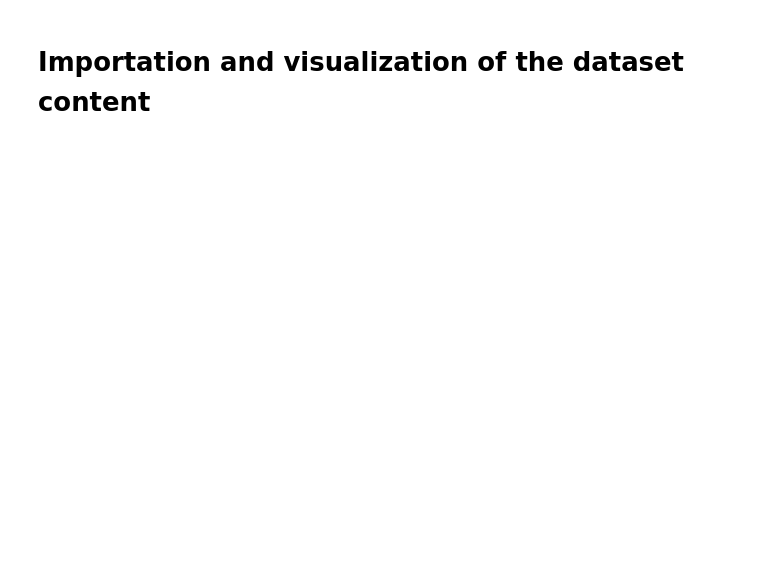
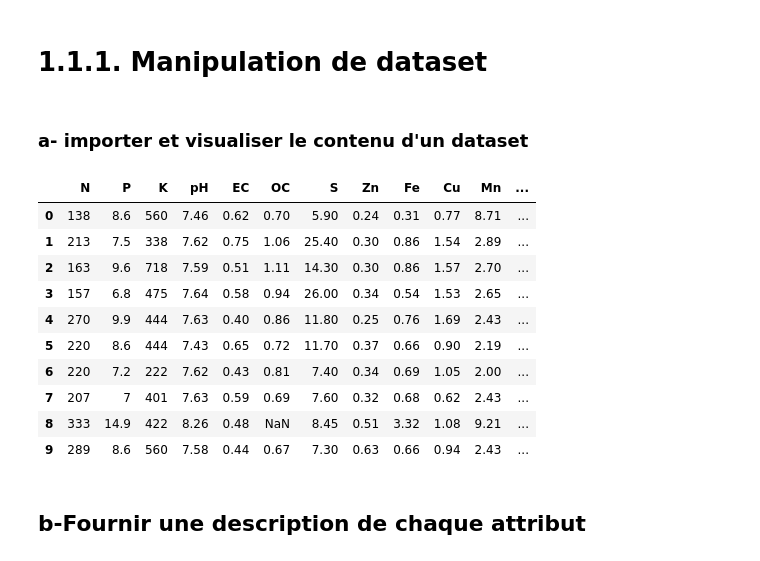
Before and after one commit to Katia-LOUNAS/Data_Mining, a Jupyter notebook: Preprocessing.ipynb, the cells around one changed output. Drawn from its saved outputs; the diff is of its cells as text; code cells hidden in the pictures; blank space fills up the shorter version.

```diff
--- a/Preprocessing.ipynb
+++ b/Preprocessing.ipynb
@@ -5,11 +5,30 @@ import pandas as pd
 import matplotlib.pyplot as plt
 import numpy as np
 import math
-# %% [markdown]
-<h1> Importation and visualization of the dataset content
+# %% [markdown]
+<h1> 1.1.1. Manipulation de dataset
+# %% [markdown]
+<h3>a- importer et visualiser le contenu d'un dataset
 # %%
 from utils import load_data
 data = load_data('./Data/Dataset1.csv')
+# %%
+data.iloc[0,0]
+data.head(10)
+# %% [output]
+|  | N | P | K | pH | EC | OC | S | Zn | Fe | Cu | Mn | ... |
+| 0 | 138 | 8.6 | 560 | 7.46 | 0.62 | 0.70 | 5.90 | 0.24 | 0.31 | 0.77 | 8.71 | ... |
+| 1 | 213 | 7.5 | 338 | 7.62 | 0.75 | 1.06 | 25.40 | 0.30 | 0.86 | 1.54 | 2.89 | ... |
+| 2 | 163 | 9.6 | 718 | 7.59 | 0.51 | 1.11 | 14.30 | 0.30 | 0.86 | 1.57 | 2.70 | ... |
+| 3 | 157 | 6.8 | 475 | 7.64 | 0.58 | 0.94 | 26.00 | 0.34 | 0.54 | 1.53 | 2.65 | ... |
+| 4 | 270 | 9.9 | 444 | 7.63 | 0.40 | 0.86 | 11.80 | 0.25 | 0.76 | 1.69 | 2.43 | ... |
+| 5 | 220 | 8.6 | 444 | 7.43 | 0.65 | 0.72 | 11.70 | 0.37 | 0.66 | 0.90 | 2.19 | ... |
+| 6 | 220 | 7.2 | 222 | 7.62 | 0.43 | 0.81 | 7.40 | 0.34 | 0.69 | 1.05 | 2.00 | ... |
+| 7 | 207 | 7 | 401 | 7.63 | 0.59 | 0.69 | 7.60 | 0.32 | 0.68 | 0.62 | 2.43 | ... |
+| 8 | 333 | 14.9 | 422 | 8.26 | 0.48 | NaN | 8.45 | 0.51 | 3.32 | 1.08 | 9.21 | ... |
+| 9 | 289 | 8.6 | 560 | 7.58 | 0.44 | 0.67 | 7.30 | 0.63 | 0.66 | 0.94 | 2.43 | ... |
+# %% [markdown]
+<h2>b-Fournir une description de chaque attribut
 # %%
 from utils import print_info
 print_info(data)
```
Also changed, not shown: parts of 172 cells of this notebook, 2 other files.
